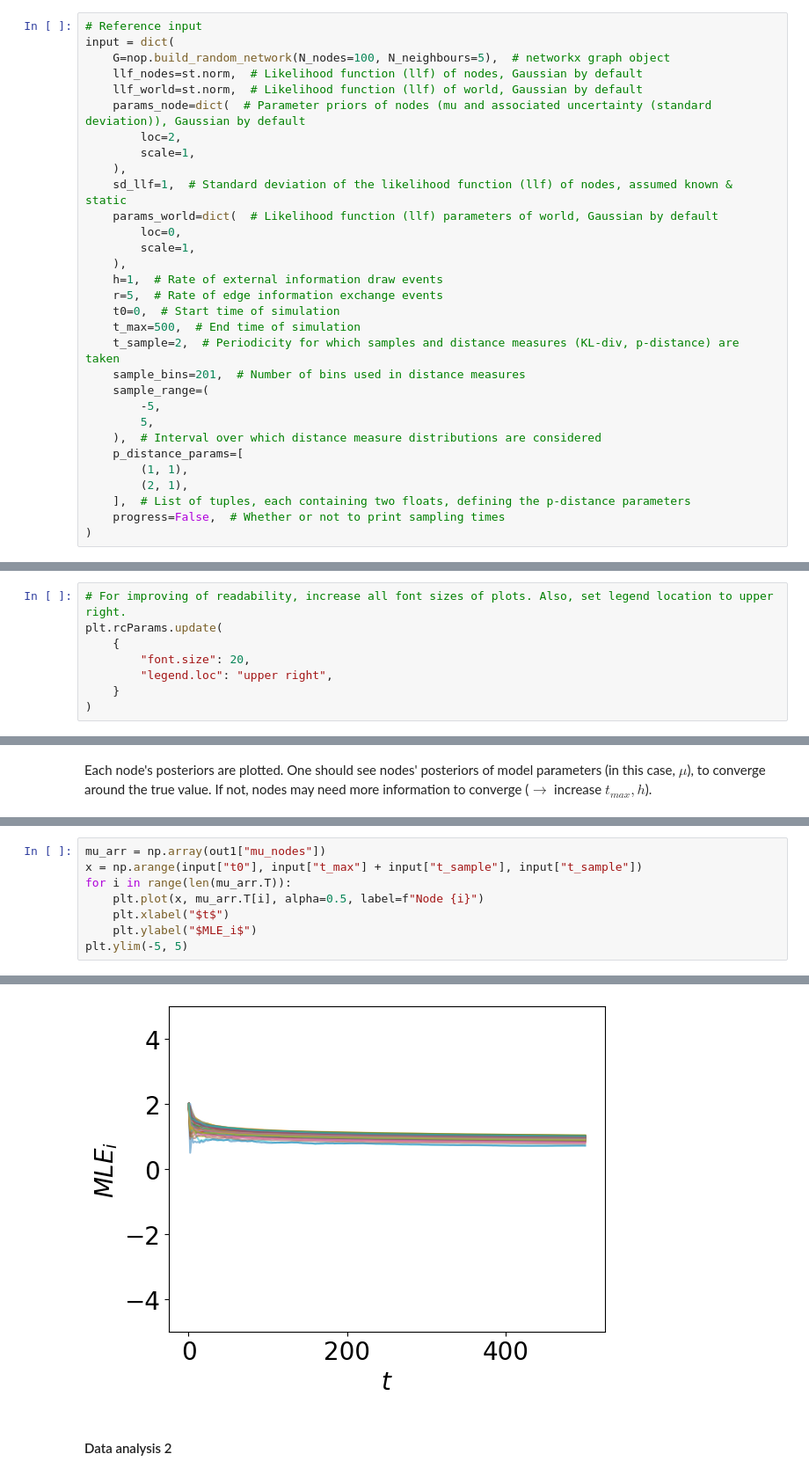
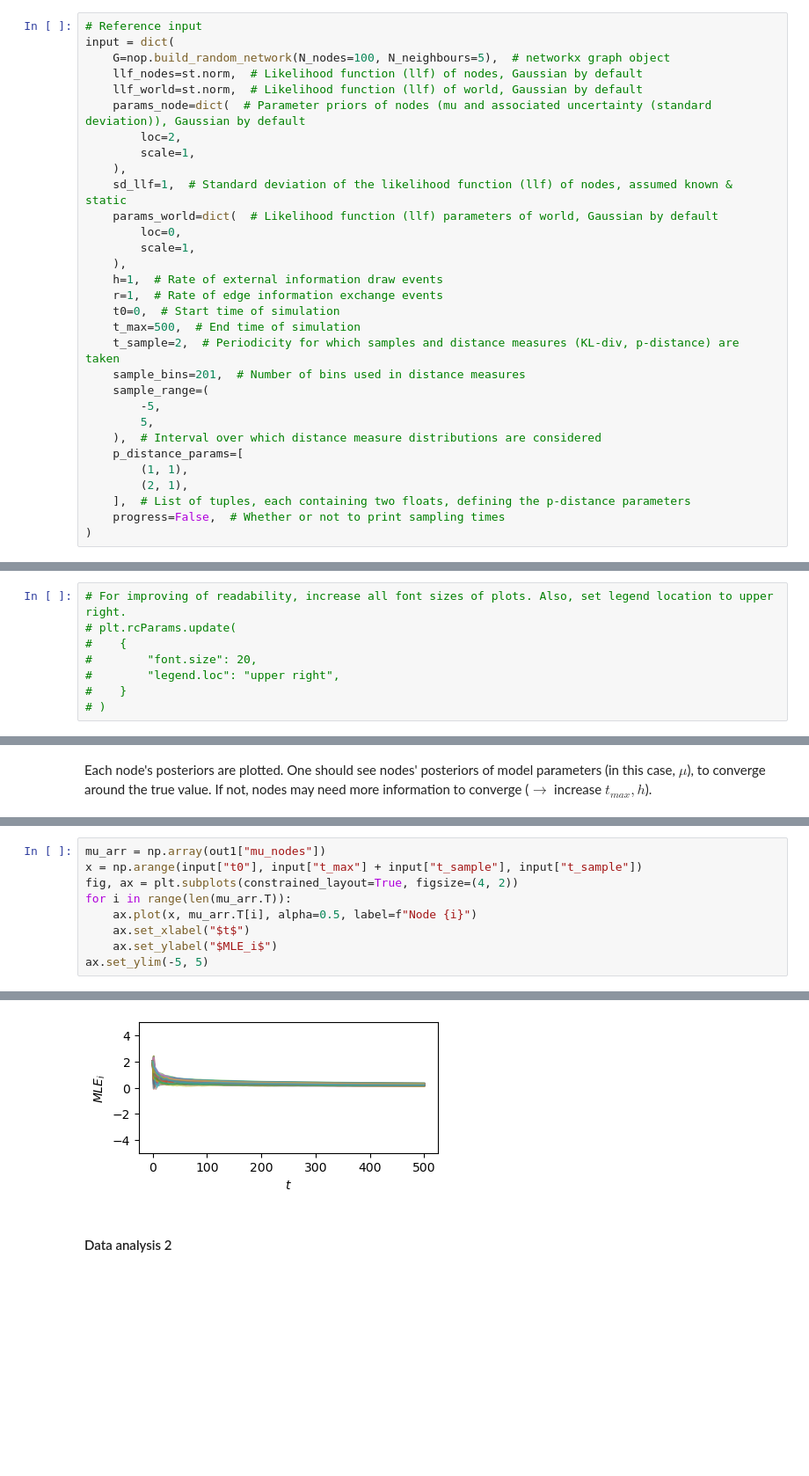
Before and after one commit to Priesemann-Group/neuro_op, a Jupyter notebook: notebooks/Testing_param.ipynb, the cells around one changed output, grey strips where cells are left out. Shown at 88% size. Cells and saved outputs as stored; diff of their text form; blank space fills up the shorter version.

```diff
--- a/notebooks/Testing_param.ipynb
+++ b/notebooks/Testing_param.ipynb
@@ -33,7 +33,7 @@ input = dict(
         scale=1,
     ),
     h=1,  # Rate of external information draw events
-    r=5,  # Rate of edge information exchange events
+    r=1,  # Rate of edge information exchange events
     t0=0,  # Start time of simulation
     t_max=500,  # End time of simulation
     t_sample=2,  # Periodicity for which samples and distance measures (KL-div, p-distance) are taken
@@ -69,12 +69,12 @@ print(out1["N_events"])
 Random data analysis test notebook of steps later used in thorough analysis.
 # %%
 # For improving of readability, increase all font sizes of plots. Also, set legend location to upper right.
-plt.rcParams.update(
-    {
-        "font.size": 20,
-        "legend.loc": "upper right",
-    }
-)
+# plt.rcParams.update(
+#    {
+#        "font.size": 20,
+#        "legend.loc": "upper right",
+#    }
+# )
 # %% [markdown]
 #### Data analysis 1
 
@@ -113,14 +113,15 @@ plt.hist(sigmas, bins=20)
 # %%
 mu_arr = np.array(out1["mu_nodes"])
 x = np.arange(input["t0"], input["t_max"] + input["t_sample"], input["t_sample"])
+fig, ax = plt.subplots(constrained_layout=True, figsize=(4, 2))
 for i in range(len(mu_arr.T)):
-    plt.plot(x, mu_arr.T[i], alpha=0.5, label=f"Node {i}")
-    plt.xlabel("$t$")
-    plt.ylabel("$MLE_i$")
-plt.ylim(-5, 5)
+    ax.plot(x, mu_arr.T[i], alpha=0.5, label=f"Node {i}")
+    ax.set_xlabel("$t$")
+    ax.set_ylabel("$MLE_i$")
+ax.set_ylim(-5, 5)
 # %% [output]
 (-5.0, 5.0)
-[figure, old version]
+[figure, new version]
 # %% [markdown]
 #### Data analysis 2
 # %%
```
Also changed, not shown: parts of 9 cells of this notebook, 1 other file.
